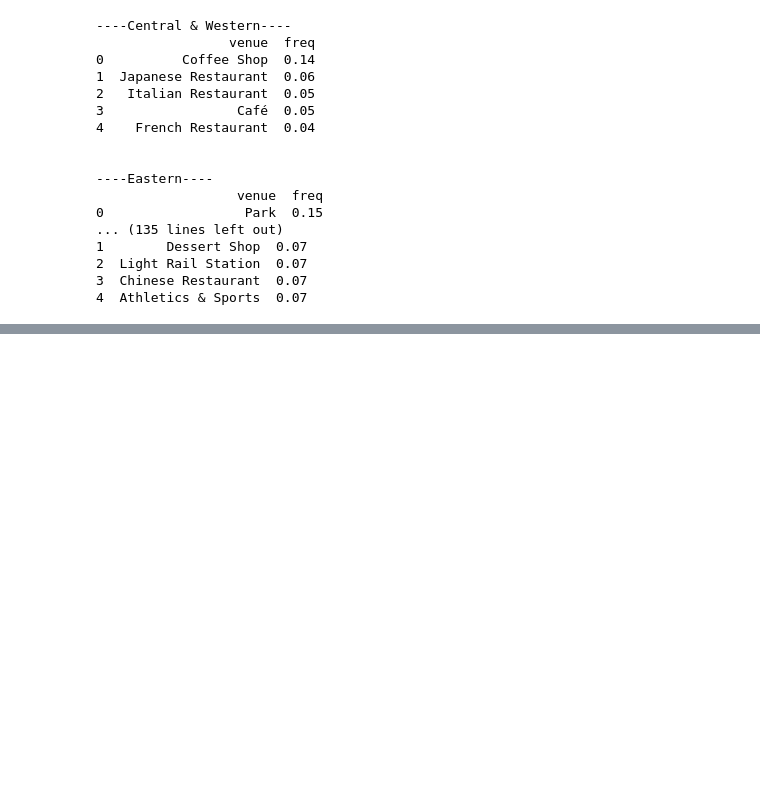
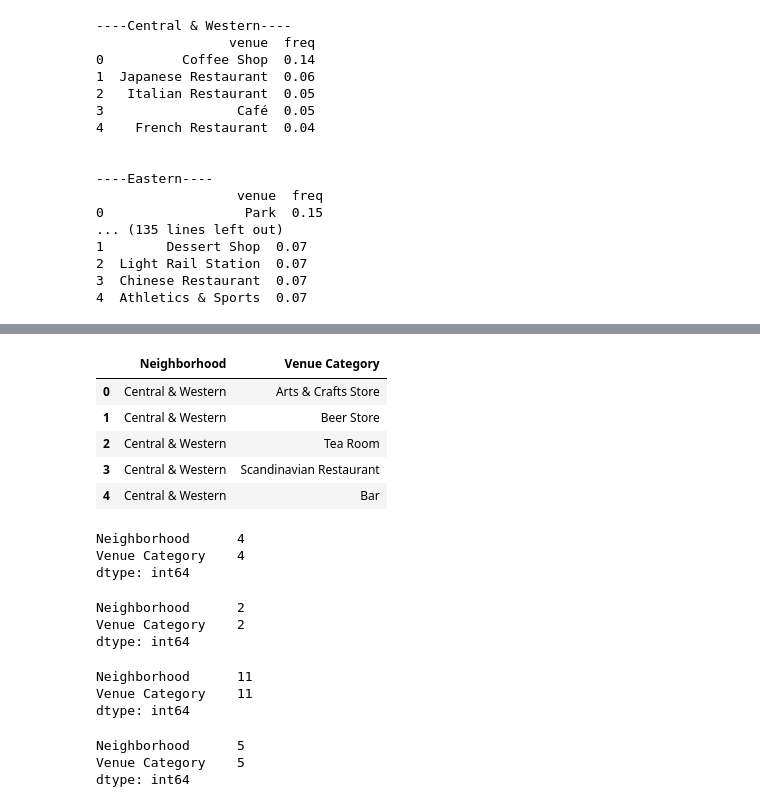
Before and after one commit to jayciehuman/Coursera_Capstone, a Jupyter notebook: Coursera Final Project.ipynb, the cells around one changed output, grey strips where cells are left out. Drawn from its saved outputs; the diff is of its cells as text; code cells hidden in the pictures; blank space fills up the shorter version.

```diff
--- a/Coursera Final Project.ipynb
+++ b/Coursera Final Project.ipynb
@@ -362,3 +367,45 @@ neighborhoods_venues_sorted
 | 14 | Wong Tai Sin | Pizza Place | Coffee Shop | Fast Food Restaurant | Noodle House | ... |
 | 15 | Yau Tsim Mong | Coffee Shop | Cha Chaan Teng | Chinese Restaurant | Noodle House | ... |
 | 16 | Yuen Long | Coffee Shop | Noodle House | Light Rail Station | Dessert Shop | ... |
+# %%
+coffee_shop = hk_venues[['Neighborhood', 'Venue Category']]
+coffee_shop.head()
+# %% [output]
+|  | Neighborhood | Venue Category |
+| 0 | Central & Western | Arts & Crafts Store |
+| 1 | Central & Western | Beer Store |
+| 2 | Central & Western | Tea Room |
+| 3 | Central & Western | Scandinavian Restaurant |
+| 4 | Central & Western | Bar |
+# %%
+tuenmun_data = coffee_shop[coffee_shop['Neighborhood'] == 'Tuen Mun'].reset_index(drop=True)
+tuenmun_data = tuenmun_data[tuenmun_data['Venue Category'] == 'Coffee Shop'].reset_index(drop=True)
+tuenmun_data.count()
+# %% [output]
+Neighborhood      4
+Venue Category    4
+dtype: int64
+# %%
+yuenlong_data = coffee_shop[coffee_shop['Neighborhood'] == 'Yuen Long'].reset_index(drop=True)
+yuenlong_data = yuenlong_data[yuenlong_data['Venue Category'] == 'Coffee Shop'].reset_index(drop=True)
+yuenlong_data.count()
+# %% [output]
+Neighborhood      2
+Venue Category    2
+dtype: int64
+# %%
+cw_data = coffee_shop[coffee_shop['Neighborhood'] == 'Central & Western'].reset_index(drop=True)
+cw_data = cw_data[cw_data['Venue Category'] == 'Coffee Shop'].reset_index(drop=True)
+cw_data.count()
+# %% [output]
+Neighborhood      11
+Venue Category    11
+dtype: int64
+# %%
+ytm_data = coffee_shop[coffee_shop['Neighborhood'] == 'Yau Tsim Mong'].reset_index(drop=True)
+ytm_data = ytm_data[ytm_data['Venue Category'] == 'Coffee Shop'].reset_index(drop=True)
+ytm_data.count()
+# %% [output]
+Neighborhood      5
+Venue Category    5
+dtype: int64
```
Also changed, not shown: parts of 4 cells of this notebook.
